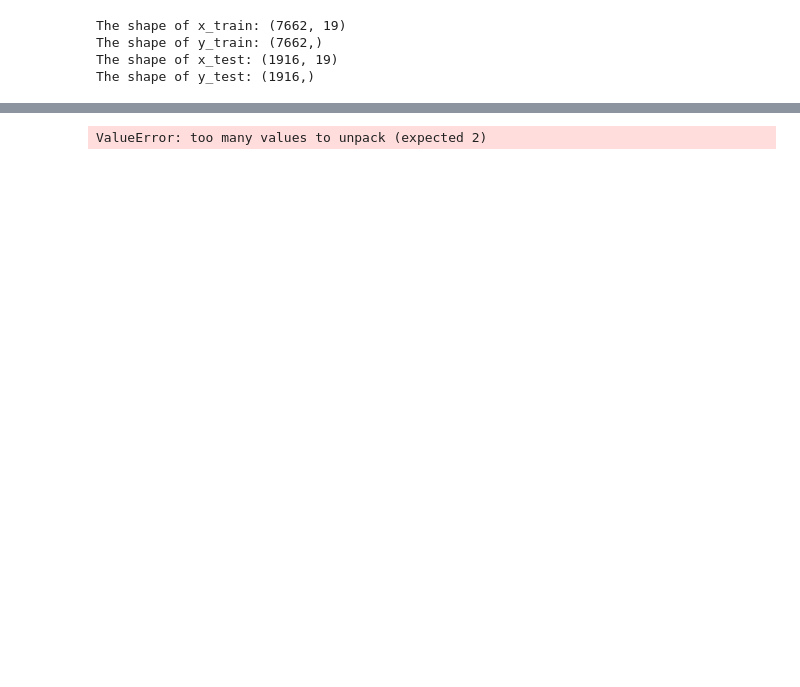
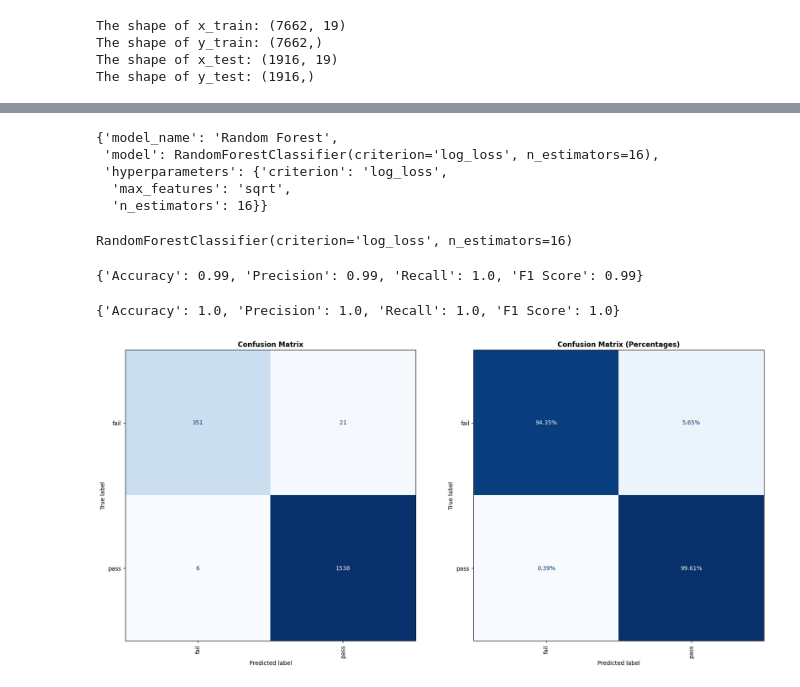
Before and after one commit to quantumudit/Lending-Approval-Predictor, a Jupyter notebook: notebooks/02_model_experiments.ipynb, the cells around one changed output, grey strips where cells are left out. Saved outputs shown, nothing was run; the diff lists cells and outputs as text; code cells hidden in the pictures; blank space fills up the shorter version.

Commit message:
completes model evaluation in notebook

```diff
--- a/notebooks/02_model_experiments.ipynb
+++ b/notebooks/02_model_experiments.ipynb
@@ -239,12 +139,17 @@ dict_keys(['criterion', 'splitter', 'max_features'])
-# %%
-scores_df["model_all_params"] = scores_df["model"].apply(lambda x: x.get_params())
-scores_df["required_model_params"] = scores_df.apply(
-    lambda x: {
-        k: v
-        for k, v in x["model_all_params"]
-        if k in hyper_params[x["model_name"]].keys()
-    },
-    axis=1,
-)
-# %% [output]
-ValueError: too many values to unpack (expected 2)
+# %%
+best_model = get_best_model(scores_df, evaluation_metric="f1_score_test")
+best_model
+# %% [output]
+{'model_name': 'Random Forest',
+ 'model': RandomForestClassifier(criterion='log_loss', n_estimators=16),
+ 'hyperparameters': {'criterion': 'log_loss',
+  'max_features': 'sqrt',
+  'n_estimators': 16}}
+# %%
+rf_model = best_model["model"]
+rf_model
+# %% [output]
+RandomForestClassifier(criterion='log_loss', n_estimators=16)
+# %%
+y_train_pred = rf_model.predict(x_train)
+y_test_pred = rf_model.predict(x_test)
@@ -250,0 +175,48 @@ ValueError: too many values to unpack (expected 2)
+# %%
+test_eval_metrics = classification_metrics(y_test, y_test_pred)
+test_eval_metrics
+# %% [output]
+{'Accuracy': 0.99, 'Precision': 0.99, 'Recall': 1.0, 'F1 Score': 0.99}
+# %%
+train_eval_metrics = classification_metrics(y_train, y_train_pred)
+train_eval_metrics
+# %% [output]
+{'Accuracy': 1.0, 'Precision': 1.0, 'Recall': 1.0, 'F1 Score': 1.0}
+# %%
+from sklearn.metrics import confusion_matrix, ConfusionMatrixDisplay
+import matplotlib.pyplot as plt
+
+def plot_confusion_matrix(y_true, y_pred, class_names: list):
+  """
+  Plots the confusion matrix for evaluating classification model
+  """
+
+  # calculate confusion matrix values
+  cm = confusion_matrix(y_true, y_pred)
+  cm_pct = confusion_matrix(y_true, y_pred, normalize="true")
+
+  # confusion matrix display objects
+  disp = ConfusionMatrixDisplay(confusion_matrix=cm,
+                              display_labels=class_names)
+  disp_pct = ConfusionMatrixDisplay(confusion_matrix=cm_pct,
+                                  display_labels=class_names)
+
+  # create the figure object and axis
+  fig = plt.figure(figsize=(20, 15))
+  ax1 = fig.add_subplot(1, 2, 1)
+  ax2 = fig.add_subplot(1, 2, 2)
+
+  # plot confusion matrix on the axis
+  disp.plot(ax=ax1, cmap="Blues", xticks_rotation='vertical', colorbar=False)
+  disp_pct.plot(ax=ax2, cmap="Blues", xticks_rotation="vertical", colorbar=False, values_format='.2%')
+
+  # plot customization
+  ax1.set_title("Confusion Matrix", fontdict={'weight':'bold'})
+  ax2.set_title("Confusion Matrix (Percentages)", fontdict={'weight':'bold'})
+
+  # show plot
+  plt.show()
+# %%
+plot_confusion_matrix(y_test, y_test_pred, class_names=["fail", "pass"])
+# %% [output]
+[figure, added]
```
Also changed, not shown: parts of 24 cells of this notebook, 4 other files.
